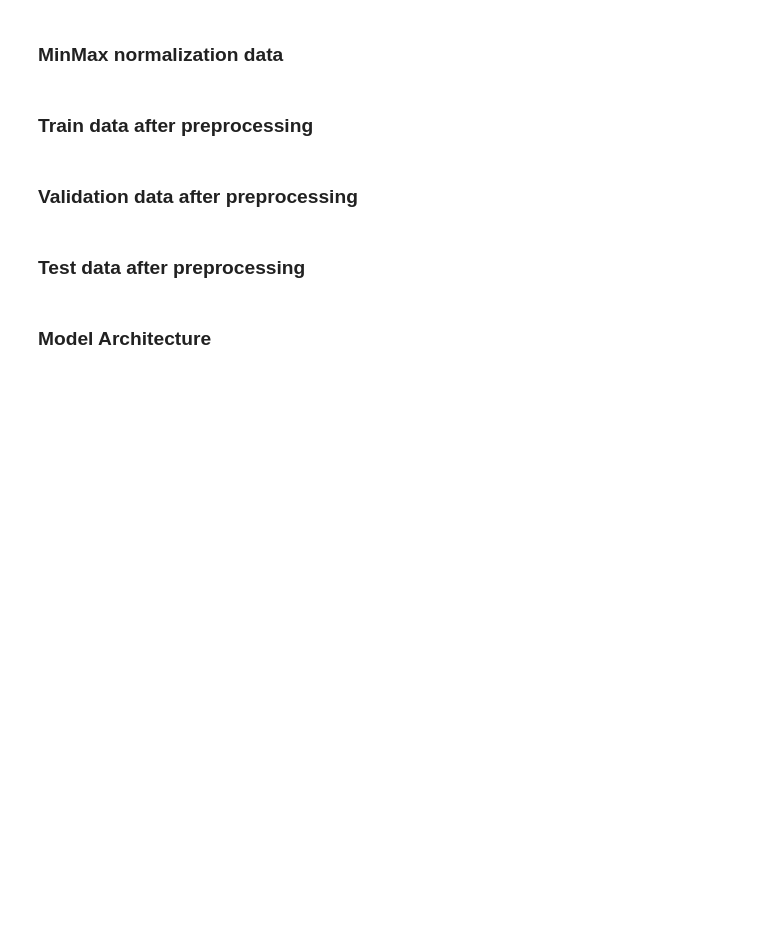
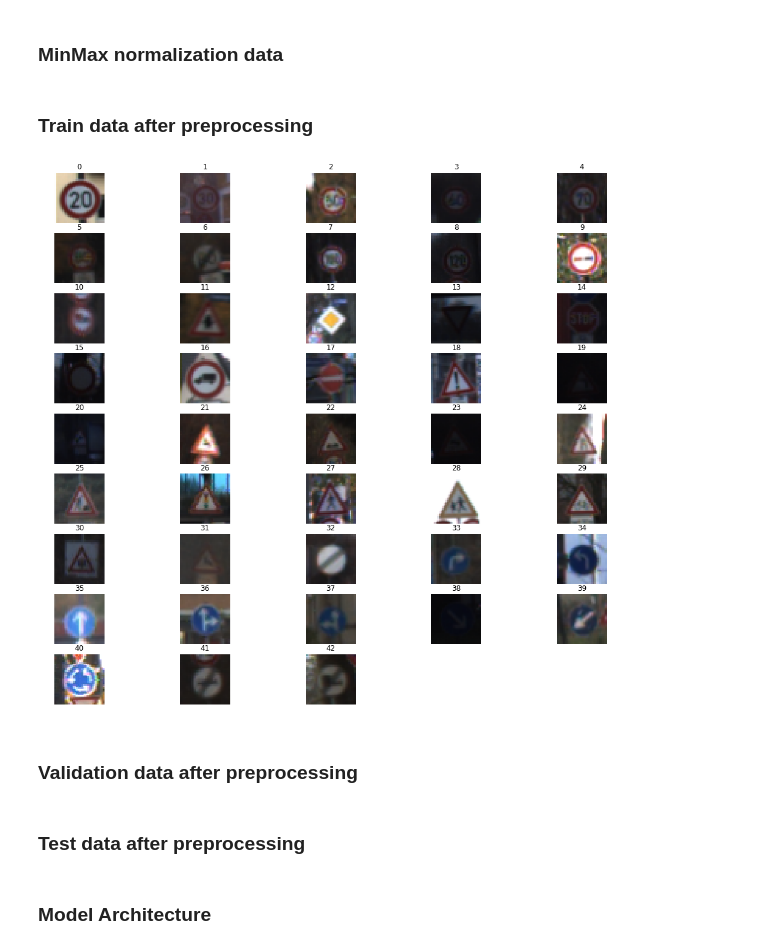
Before and after one commit to SRKarimov/SDCND-T1-P4-TrafficSignsClassifier, a Jupyter notebook: Traffic_Sign_Classifier.ipynb, the cells around one changed output. Saved outputs shown, nothing was run; the diff lists cells and outputs as text; code cells hidden in the pictures; blank space fills up the shorter version.

```diff
--- a/Traffic_Sign_Classifier.ipynb
+++ b/Traffic_Sign_Classifier.ipynb
@@ -135,14 +120,3 @@ plt.show()
-# %%
-plt.figure(figsize = (18, 18))
-for i in range(0, n_classes):
-    plt.subplot(10, 5, i + 1)
-    selected_image = X_test[y_test == i]
-    count = len(selected_image)
-    num = np.random.randint(0, count)
-    plt.imshow(selected_image[num, :, :, :]) #we show each first image in the each classes
-    plt.title(i)
-    plt.axis('off')
-plt.show()
 # %%
 # plot the number of images in each classes
 plt.figure(figsize = (18, 9))
@@ -256,11 +233,19 @@ from tqdm import tqdm
 
 sam_max = np.max(samples)
 sam_min = np.min(samples)
-treshould = 1000
-
+treshould = 300
+X_train_add = []
+y_train_add = []
 for i in tqdm(range(len(X_train))):
+    img = X_train[i]
     if samples[y_train[i]] > treshould:
         continue
-    X_train = np.append(X_train, [preprocess_image(X_train[i])], axis = 0)
-    y_train = np.append(y_train, [y_train[i]], axis = 0)
+    for c in range(10):
+        img = preprocess_image(img)
+        img = histogram_equalization_image(img)
+        X_train_add.append(img)
+        y_train_add.append(y_train[i])
+
+X_train = np.append(X_train, X_train_add, axis = 0)
+y_train = np.append(y_train, y_train_add, axis = 0)
 # %%
@@ -300,24 +278,26 @@ print("Min: {}, Max: {}".format(np.min(X_test), np.max(X_test)))
 # %% [markdown]
 ### MinMax normalization data
 # %%
-X_train_prep = normalize_data(X_train)
+X_train = normalize_data(X_train)
 print("Min: {}, Max: {}".format(np.min(X_train), np.max(X_train)))
-X_valid_prep = normalize_data(X_valid)
+X_valid = normalize_data(X_valid)
 print("Min: {}, Max: {}".format(np.min(X_valid), np.max(X_valid)))
-X_test_prep = normalize_data(X_test)
-print("Min: {}, Max: {}".format(np.min(X_test), np.max(X_test)))
+#X_test_prep = normalize_data(X_test)
+#print("Min: {}, Max: {}".format(np.min(X_test), np.max(X_test)))
 # %% [markdown]
 ### Train data after preprocessing
 # %%
 plt.figure(figsize = (18, 18))
 for i in range(0, n_classes):
     plt.subplot(10, 5, i + 1)
-    selected_image = X_train_prep[y_train == i]
+    selected_image = X_train[y_train == i]
     plt.imshow(selected_image[0, :, :, :]) #we show each first image in the each classes
     plt.title(i)
     plt.axis('off')
     samples.append(len(selected_image))
 plt.show()
+# %% [output]
+[figure, added]
 # %% [markdown]
 ### Validation data after preprocessing
 # %%
```
Also changed, not shown: parts of 14 cells of this notebook.
